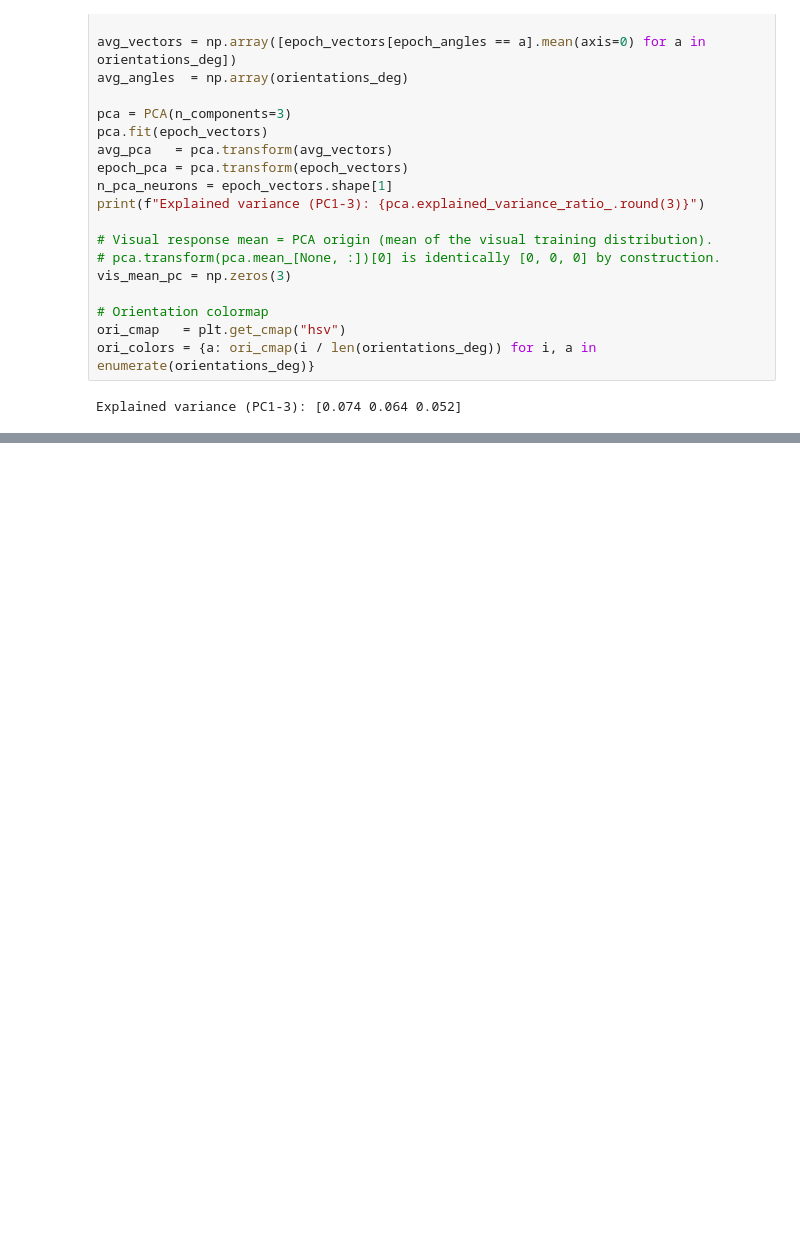
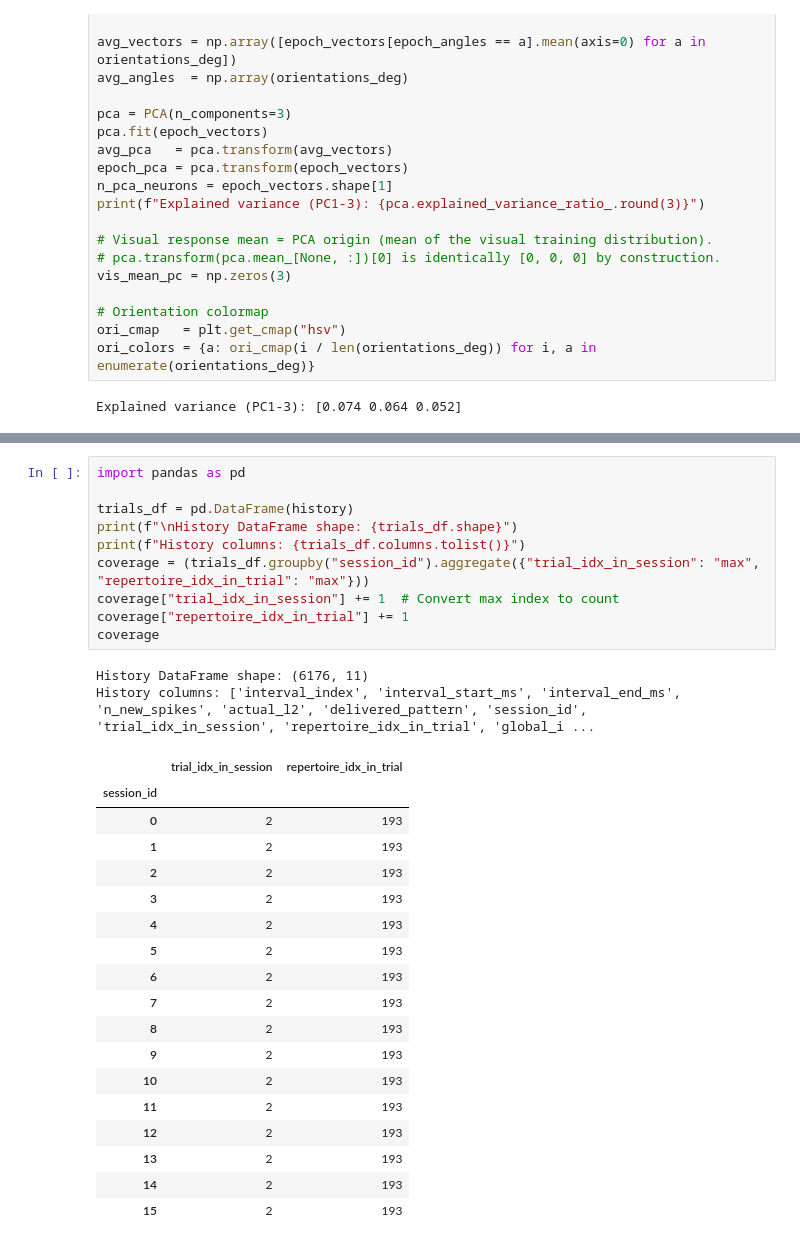
Before and after one commit to ricebci/high_dimensional_stim_sim, a Jupyter notebook: single_pulse_analysis.ipynb, the cells around one changed output, grey strips where cells are left out. Cells and saved outputs as stored; diff of their text form; blank space fills up the shorter version.

```diff
--- a/single_pulse_analysis.ipynb
+++ b/single_pulse_analysis.ipynb
@@ -143,3 +356,34 @@ Distance from spontaneous baseline to no-stim in PC space: 0.0037
+# %%
+import pandas as pd
+
+trials_df = pd.DataFrame(history)
+print(f"\nHistory DataFrame shape: {trials_df.shape}")
+print(f"History columns: {trials_df.columns.tolist()}")
+coverage = (trials_df.groupby("session_id").aggregate({"trial_idx_in_session": "max", "repertoire_idx_in_trial": "max"}))
+coverage["trial_idx_in_session"] += 1  # Convert max index to count
+coverage["repertoire_idx_in_trial"] += 1
+coverage
+# %% [output]
+History DataFrame shape: (6176, 11)
+History columns: ['interval_index', 'interval_start_ms', 'interval_end_ms', 'n_new_spikes', 'actual_l2', 'delivered_pattern', 'session_id', 'trial_idx_in_session', 'repertoire_idx_in_trial', 'global_i ...
+|  | trial_idx_in_session | repertoire_idx_in_trial |
+| session_id |  |  |
+| 0 | 2 | 193 |
+| 1 | 2 | 193 |
+| 2 | 2 | 193 |
+| 3 | 2 | 193 |
+| 4 | 2 | 193 |
+| 5 | 2 | 193 |
+| 6 | 2 | 193 |
+| 7 | 2 | 193 |
+| 8 | 2 | 193 |
+| 9 | 2 | 193 |
+| 10 | 2 | 193 |
+| 11 | 2 | 193 |
+| 12 | 2 | 193 |
+| 13 | 2 | 193 |
+| 14 | 2 | 193 |
+| 15 | 2 | 193 |
 # %%
 # ── Collect pre→post shift vectors per electrode ───────────────────────────
 #
```
Also changed, not shown: parts of 14 cells of this notebook, 4 other files.
